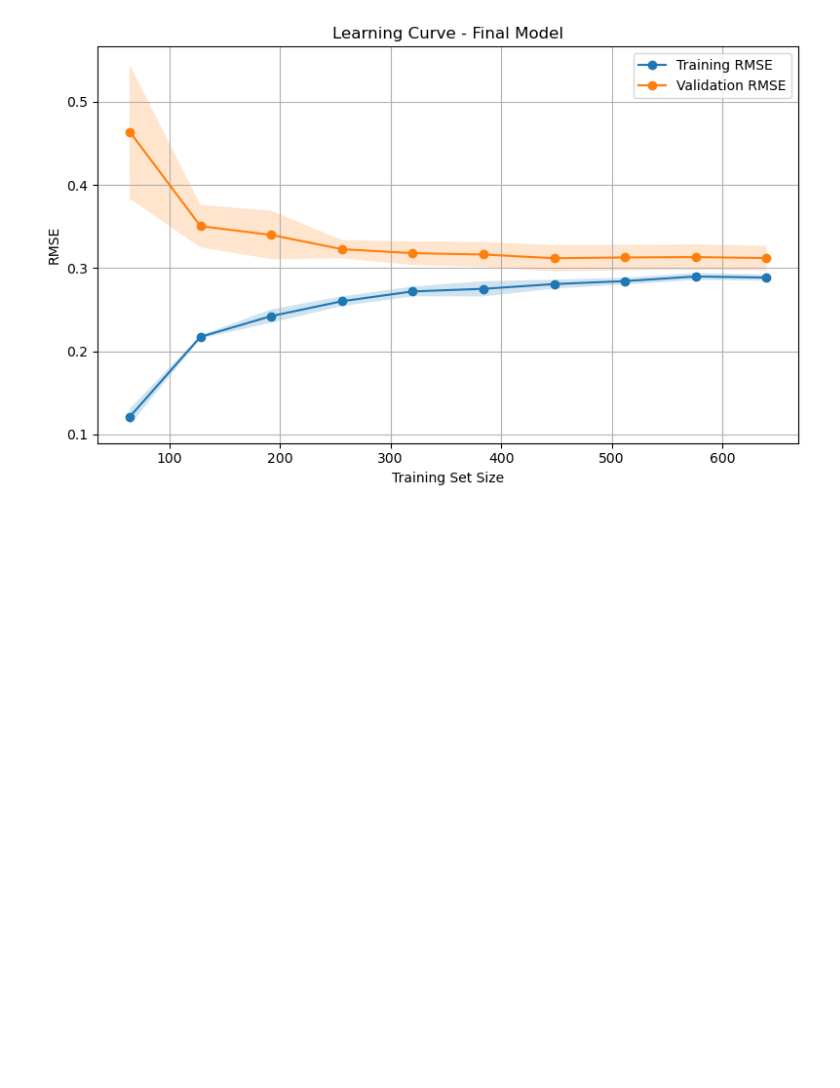
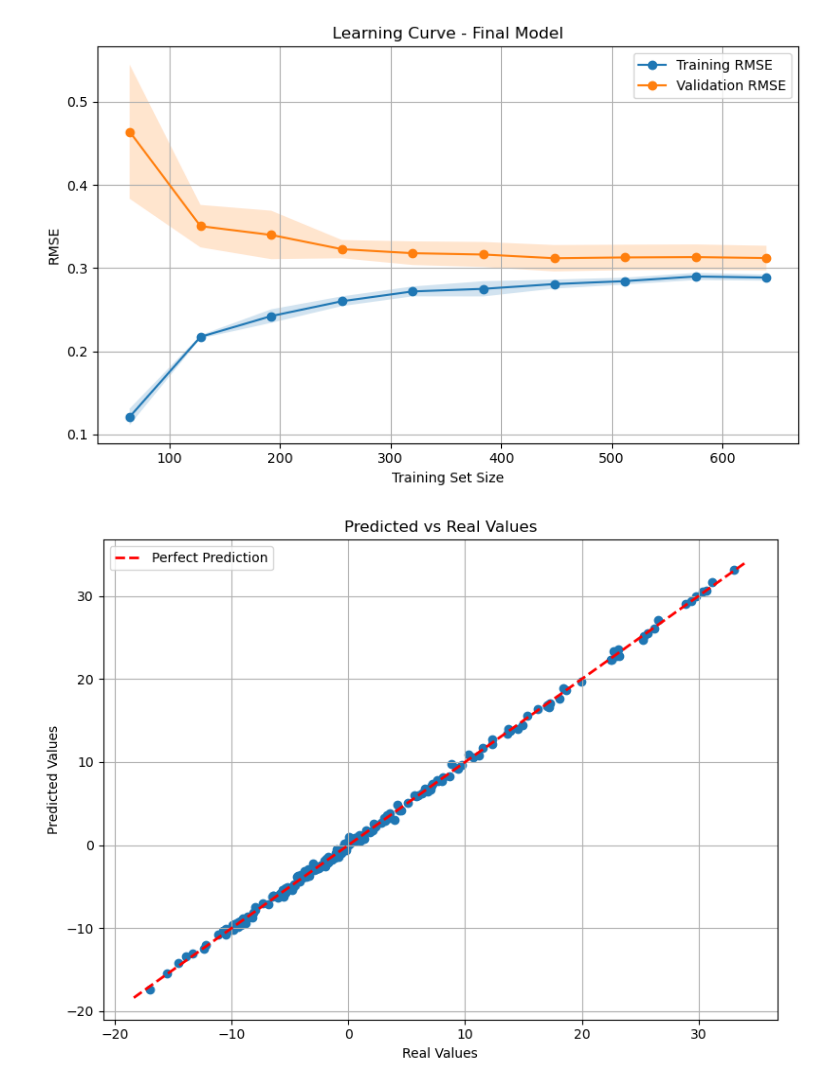
Before and after one commit to KevBoyz/data-science, a Jupyter notebook: Machine_Learning/Supervised/polinomial_regression.ipynb, the cells around one changed output. Saved outputs shown, nothing was run; the diff lists cells and outputs as text; code cells hidden in the pictures; blank space fills up the shorter version.

```diff
--- a/Machine_Learning/Supervised/polinomial_regression.ipynb
+++ b/Machine_Learning/Supervised/polinomial_regression.ipynb
@@ -255,3 +291,21 @@ plt.tight_layout()
 plt.show()
 # %% [output]
 [figure]
+# %%
+y_pred_test = final_model.predict(X_test)
+
+plt.figure(figsize=(8, 6))
+plt.scatter(y_test, y_pred_test)
+
+lims = [min(y_test.min(), y_pred_test.min()) - 1, max(y_test.max(), y_pred_test.max()) + 1]
+plt.plot(lims, lims, 'r--', linewidth=2, label='Perfect Prediction')
+
+plt.xlabel('Real Values')
+plt.ylabel('Predicted Values')
+plt.title('Predicted vs Real Values')
+plt.legend()
+plt.grid(True)
+plt.tight_layout()
+plt.show()
+# %% [output]
+[figure, added]
```
Also changed, not shown: parts of 13 cells of this notebook.
